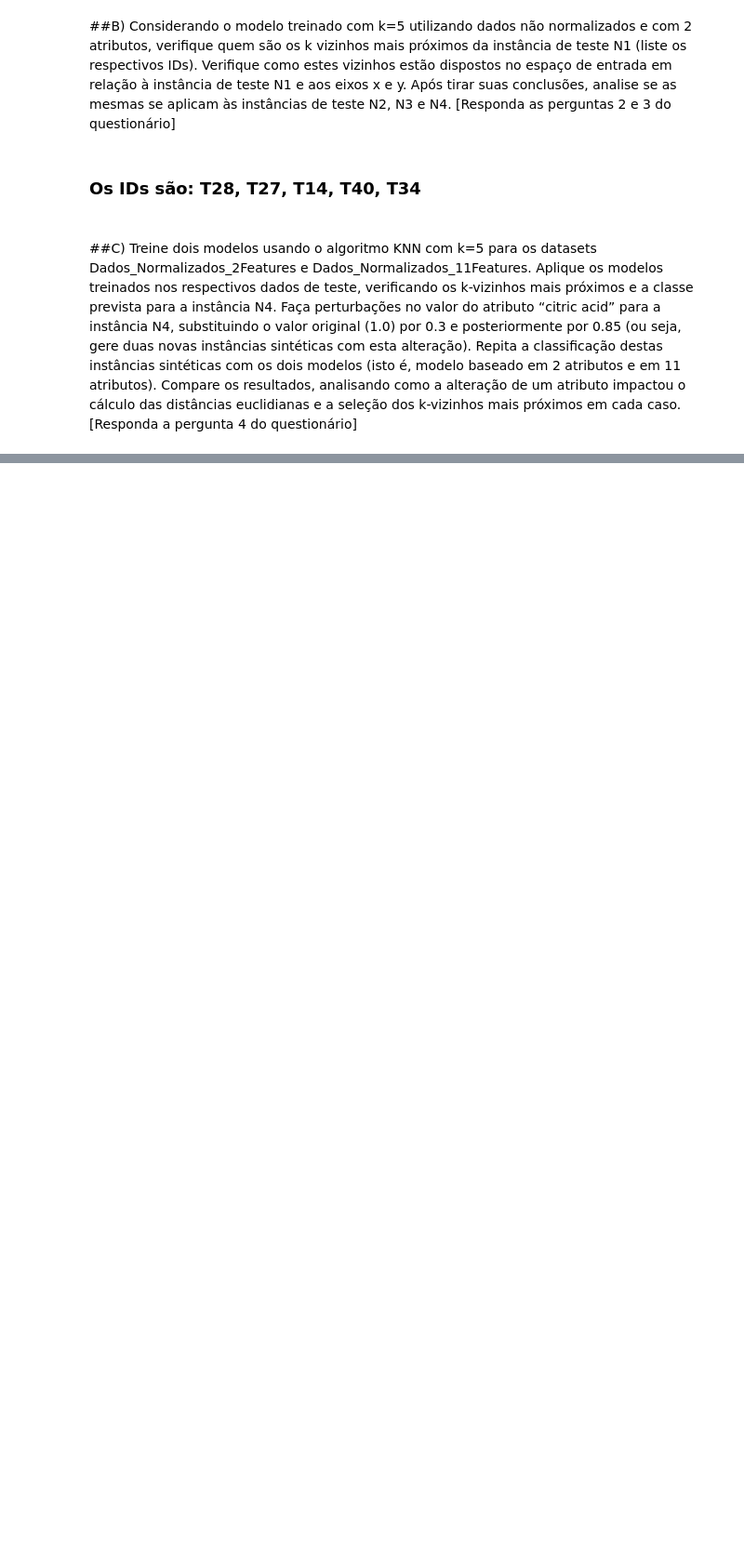
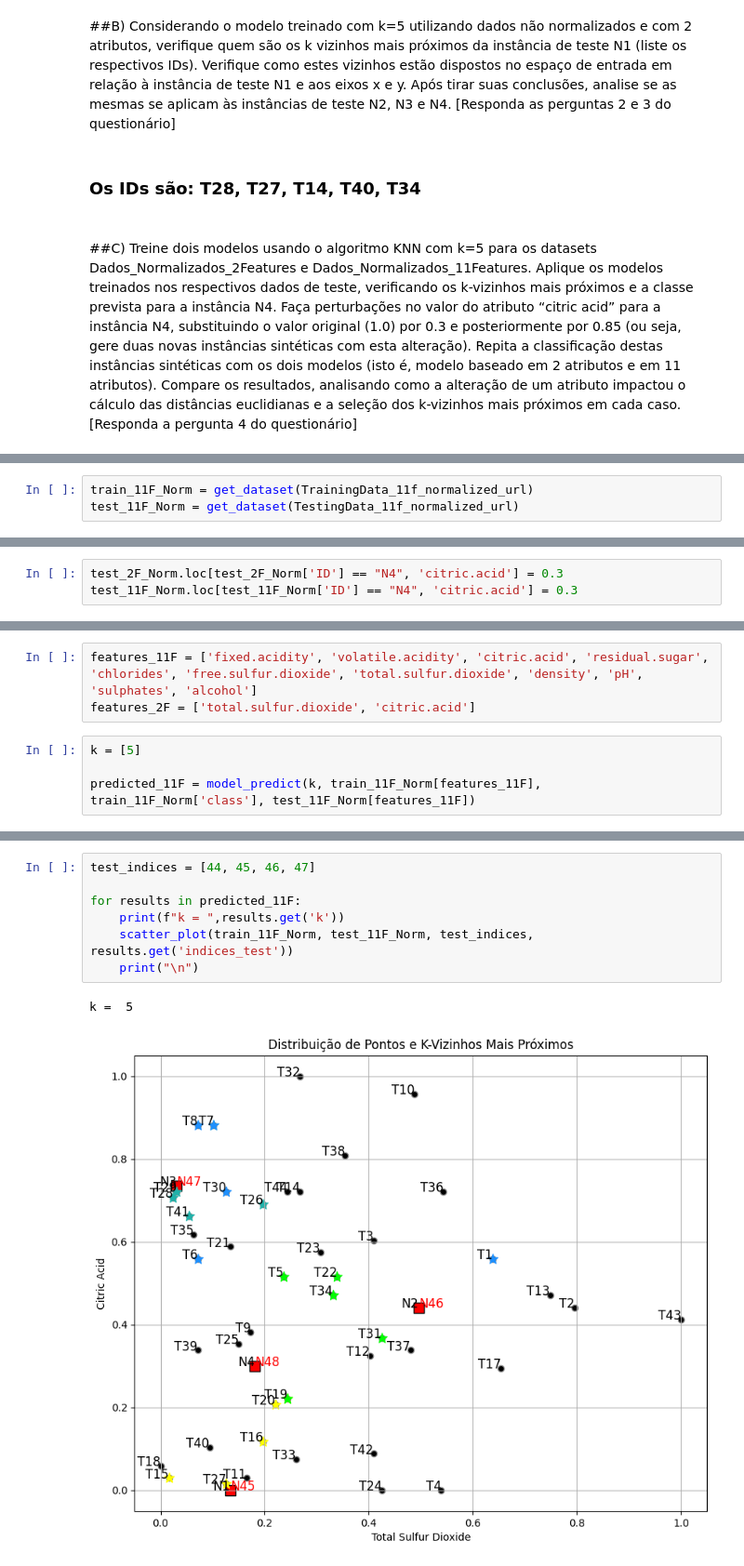
Before and after one commit to ThierrryScotto/AtividadePratica_KNN, a Jupyter notebook: Atividade_prática_Algoritmo_k_Nearest_Neighbors_(KNN).ipynb, the cells around one changed output, grey strips where cells are left out. Shown at 93% size. Saved outputs shown, nothing was run; the diff lists cells and outputs as text; blank space fills up the shorter version.

```diff
--- a/Atividade_prática_Algoritmo_k_Nearest_Neighbors_(KNN).ipynb
+++ b/Atividade_prática_Algoritmo_k_Nearest_Neighbors_(KNN).ipynb
@@ -270,0 +383,3 @@ do questionário]
+# %%
+train_11F_Norm = get_dataset(TrainingData_11f_normalized_url)
+test_11F_Norm = get_dataset(TestingData_11f_normalized_url)
@@ -270,0 +409,3 @@ do questionário]
+# %%
+test_2F_Norm.loc[test_2F_Norm['ID'] == "N4", 'citric.acid'] = 0.3
+test_11F_Norm.loc[test_11F_Norm['ID'] == "N4", 'citric.acid'] = 0.3
@@ -270,0 +428,7 @@ do questionário]
+# %%
+features_11F = ['fixed.acidity', 'volatile.acidity', 'citric.acid', 'residual.sugar', 'chlorides', 'free.sulfur.dioxide', 'total.sulfur.dioxide', 'density', 'pH', 'sulphates', 'alcohol']
+features_2F = ['total.sulfur.dioxide', 'citric.acid']
+# %%
+k = [5]
+
+predicted_11F = model_predict(k, train_11F_Norm[features_11F], train_11F_Norm['class'], test_11F_Norm[features_11F])
@@ -270,0 +451,10 @@ do questionário]
+# %%
+test_indices = [44, 45, 46, 47]
+
+for results in predicted_11F:
+    print(f"k = ",results.get('k'))
+    scatter_plot(train_11F_Norm, test_11F_Norm, test_indices, results.get('indices_test'))
+    print("\n")
+# %% [output]
+k =  5
+[figure, added]
```
Also changed, not shown: parts of 56 cells of this notebook.
